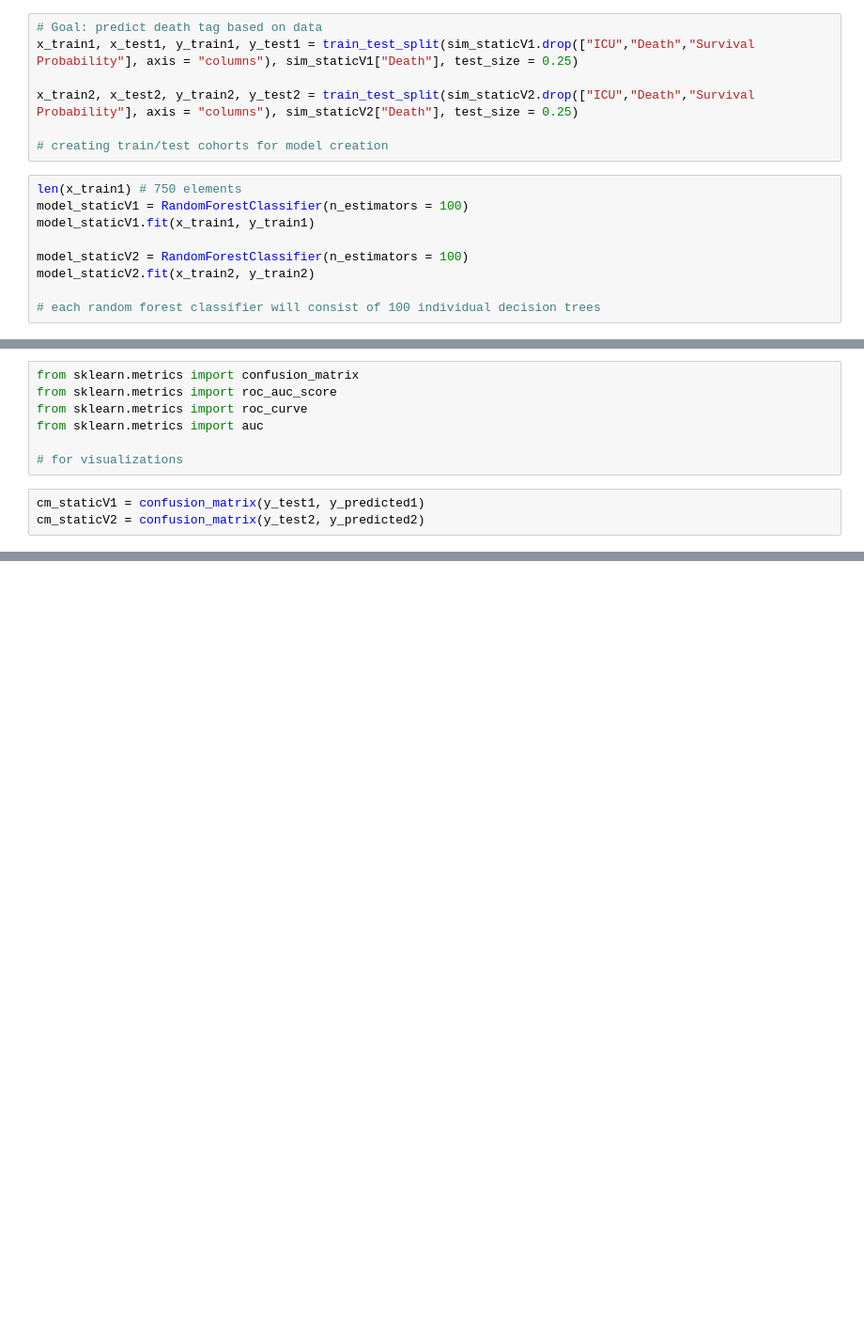
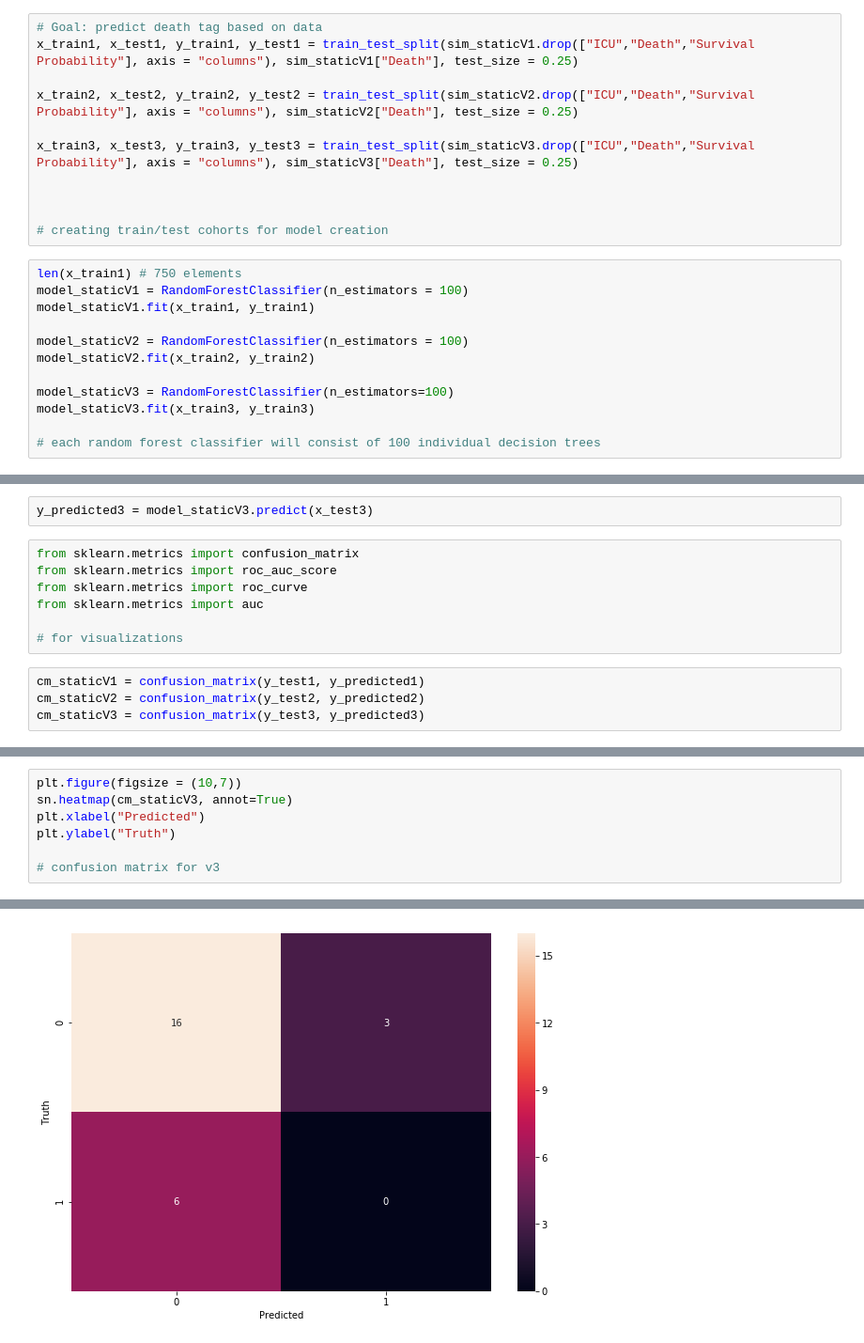
Before and after one commit to apimplaskar/csm185-project, a Jupyter notebook: SimulatedData-RandomForest.ipynb, the cells around one changed output, grey strips where cells are left out. Shown at 94% size. Saved outputs shown, nothing was run; the diff lists cells and outputs as text; blank space fills up the shorter version.

```diff
--- a/SimulatedData-RandomForest.ipynb
+++ b/SimulatedData-RandomForest.ipynb
@@ -67,6 +72,10 @@ x_train1, x_test1, y_train1, y_test1 = train_test_split(sim_staticV1.drop(["ICU"
 
 x_train2, x_test2, y_train2, y_test2 = train_test_split(sim_staticV2.drop(["ICU","Death","Survival Probability"], axis = "columns"), sim_staticV2["Death"], test_size = 0.25)
 
+x_train3, x_test3, y_train3, y_test3 = train_test_split(sim_staticV3.drop(["ICU","Death","Survival Probability"], axis = "columns"), sim_staticV3["Death"], test_size = 0.25)
+
+
+
 # creating train/test cohorts for model creation
 # %%
 len(x_train1) # 750 elements
@@ -76,6 +85,9 @@ model_staticV1.fit(x_train1, y_train1)
 model_staticV2 = RandomForestClassifier(n_estimators = 100)
 model_staticV2.fit(x_train2, y_train2)
 
+model_staticV3 = RandomForestClassifier(n_estimators=100)
+model_staticV3.fit(x_train3, y_train3)
+
 # each random forest classifier will consist of 100 individual decision trees
 # %% [output]
 RandomForestClassifier(bootstrap=True, ccp_alpha=0.0, class_weight=None,
@@ -98,6 +114,8 @@ model_staticV2.score(x_test2, y_test2) # model 2 score
 y_predicted1 = model_staticV1.predict(x_test1)
 # %%
 y_predicted2 = model_staticV2.predict(x_test2)
+# %%
+y_predicted3 = model_staticV3.predict(x_test3)
 # %%
 from sklearn.metrics import confusion_matrix
 from sklearn.metrics import roc_auc_score
@@ -108,6 +126,7 @@ from sklearn.metrics import auc
 # %%
 cm_staticV1 = confusion_matrix(y_test1, y_predicted1)
 cm_staticV2 = confusion_matrix(y_test2, y_predicted2)
+cm_staticV3 = confusion_matrix(y_test3, y_predicted3)
 # %%
 %matplotlib inline
 import matplotlib.pyplot as plt
@@ -132,0 +152,8 @@ Text(69,0.5,'Truth')
+# %%
+plt.figure(figsize = (10,7))
+sn.heatmap(cm_staticV3, annot=True)
+plt.xlabel("Predicted")
+plt.ylabel("Truth")
+
+# confusion matrix for v3
+# %% [output]
@@ -133,3 +161,4 @@ Text(69,0.5,'Truth')
+[figure, added]
 # %%
 roc_auc_score(np.array(y_test1), np.array(y_predicted1))
 # %% [output]
```
Also changed, not shown: parts of 18 cells of this notebook.
